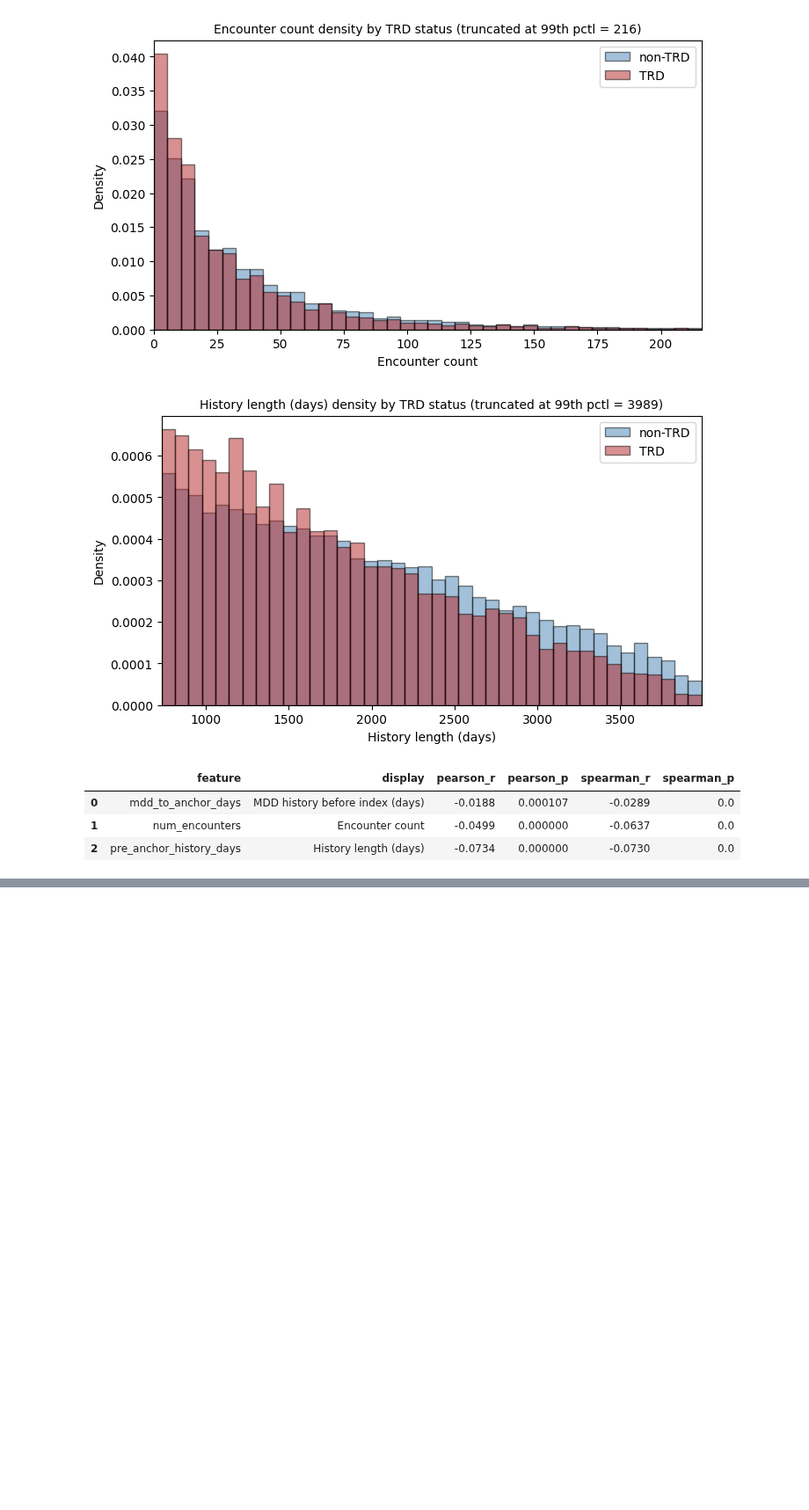
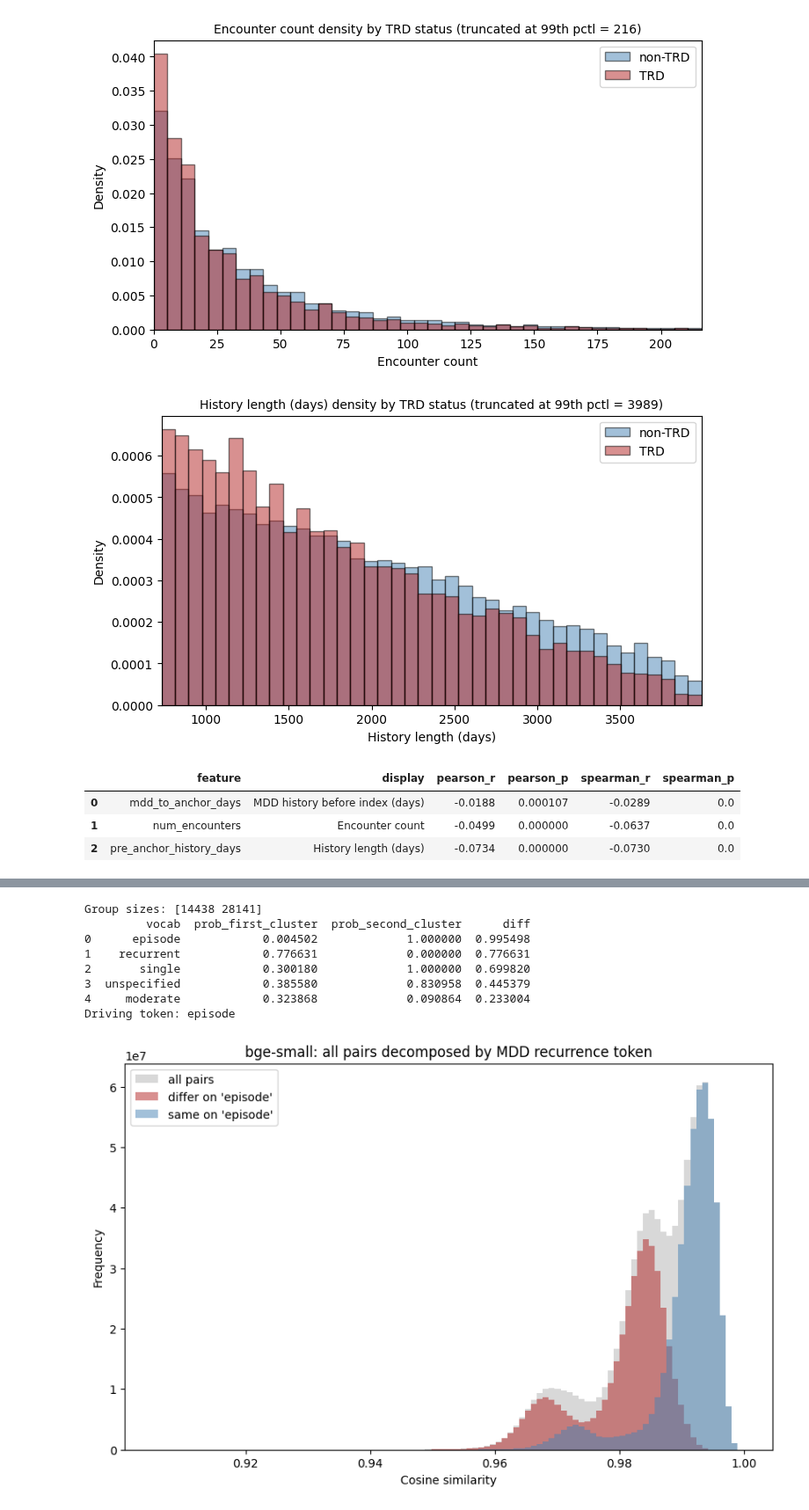
Before and after one commit to Pirate-Hunter-Zoro/Atlas, a Jupyter notebook: research/TRD-EHR/notebooks/cohort_investigation.ipynb, the cells around one changed output, grey strips where cells are left out. Shown at 88% size. Cells and saved outputs as stored; diff of their text form; code cells hidden in the pictures; blank space fills up the shorter version.

```diff
--- a/research/TRD-EHR/notebooks/cohort_investigation.ipynb
+++ b/research/TRD-EHR/notebooks/cohort_investigation.ipynb
@@ -1194,0 +1235,9 @@ Cross comparison: 0.010220766067504883
+# %%
+# Investigate bimodality of both clusters
+first_cluster = normalized[cluster_labels == 0]
+first_cluster_texts = np.array(texts)[cluster_labels == 0].tolist()
+first_inner_cluster_labels, first_inner_cluster_vocab, first_inner_cluster_top_diff_indices = cluster_vectors(first_cluster, first_cluster_texts)
+
+second_cluster = normalized[cluster_labels == 1]
+second_cluster_texts = np.array(texts)[cluster_labels == 1].tolist()
+second_inner_cluster_labels, second_inner_cluster_vocab, second_inner_cluster_top_diff_indices = cluster_vectors(second_cluster, second_cluster_texts)
@@ -1194,0 +1272,68 @@ Cross comparison: 0.010220766067504883
+# %%
+def plot_pairwise_decomposition(vectors, texts, token=None, title="", save_path=None, bins=100):
+    """Decompose within-set pairwise cosine similarities by presence of a driving token.
+
+    Mirrors cluster_vectors: if `token` is None, KMeans(k=2) is run on `vectors` to find the
+    single most discriminative token, then the pairwise-similarity histogram is split into pairs
+    where both / neither narrative contains it ("same") vs exactly one does ("differ", XOR).
+    Returns (token, all_sims, differ, same).
+    """
+    texts = list(texts)
+    if token is None:                                   # derive the driver the same way as before
+        _, vocab, top_diff_indices = cluster_vectors(vectors, texts)
+        token = vocab[top_diff_indices[0]]
+    print(f"Driving token: {token}")
+
+    sims = vectors @ vectors.T                          # vectors are L2-normalized upstream
+    sub_row, sub_col = np.triu_indices(len(vectors), k=1)
+    all_sims = sims[sub_row, sub_col]
+
+    contains_token = np.array([token in t for t in texts])
+    first, second = contains_token[sub_row], contains_token[sub_col]
+    xor = first ^ second
+    differ, same = all_sims[xor], all_sims[~xor]        # ~xor == both OR neither
+
+    fig, ax = plt.subplots(figsize=(10, 6))
+    range_t = (all_sims.min(), all_sims.max())
+    ax.hist(all_sims, color='gray',      alpha=0.3, label="all pairs",             range=range_t, bins=bins)
+    ax.hist(differ,   color='firebrick', alpha=0.5, label=f"differ on '{token}'",  range=range_t, bins=bins)
+    ax.hist(same,     color='steelblue', alpha=0.5, label=f"same on '{token}'",    range=range_t, bins=bins)
+    ax.set_xlabel("Cosine similarity"); ax.set_ylabel("Frequency")
+    ax.set_title(title or f"Pairwise similarity decomposed by '{token}'")
+    ax.legend()
+    if save_path is not None:
+        fig.savefig(save_path, dpi=150, bbox_inches="tight")
+    plt.show()
+    return token, all_sims, differ, same
+
+
+# Entire cohort -- reproduces the existing Figure S5 (driver: "episode")
+plot_pairwise_decomposition(
+    normalized, texts,
+    title="bge-small: all pairs decomposed by MDD recurrence token",
+    save_path=save_folder / "bge_small_recurrence_bimodality.png",
+)
+
+# First cluster (recurrent, silhouette 0.69) -- driver: "recurrent"
+plot_pairwise_decomposition(
+    first_cluster, first_cluster_texts,
+    title="Cluster 0 (recurrent, silhouette 0.69) decomposed by child token",
+    save_path=save_folder / "bge_small_cluster0_subsplit.png",
+)
+
+# Second cluster (single/unspecified, silhouette 0.21) -- driver: "missing"
+plot_pairwise_decomposition(
+    second_cluster, second_cluster_texts,
+    title="Cluster 1 (single/unspecified, silhouette 0.21) decomposed by child token",
+    save_path=save_folder / "bge_small_cluster1_subsplit.png",
+)
+# %% [output]
+Group sizes: [14438 28141]
+         vocab  prob_first_cluster  prob_second_cluster      diff
+0      episode            0.004502             1.000000  0.995498
+1    recurrent            0.776631             0.000000  0.776631
+2       single            0.300180             1.000000  0.699820
+3  unspecified            0.385580             0.830958  0.445379
+4     moderate            0.323868             0.090864  0.233004
+Driving token: episode
+[figure, added]
```
Also changed, not shown: parts of 6 cells of this notebook.
